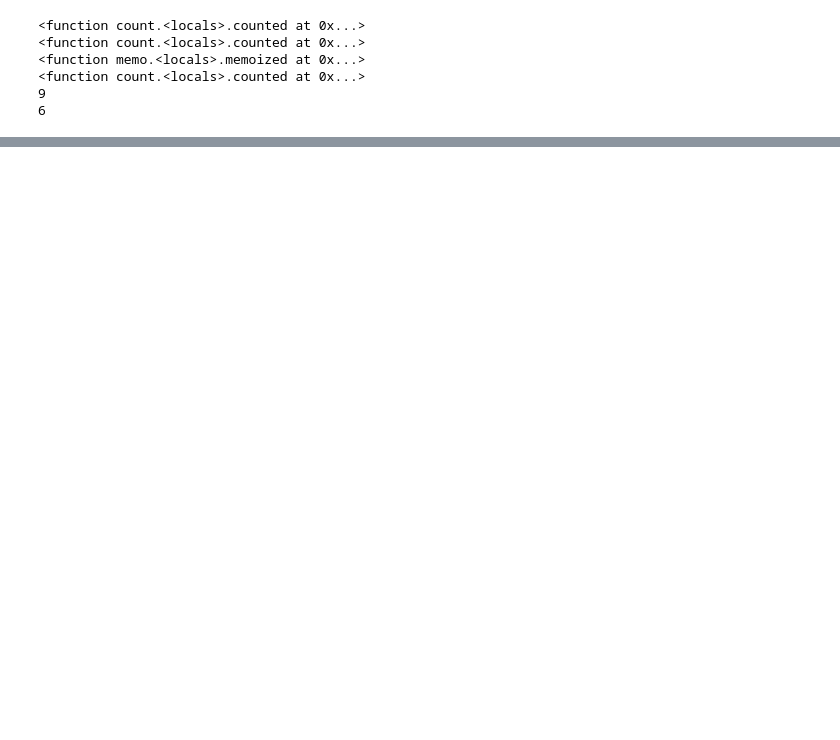
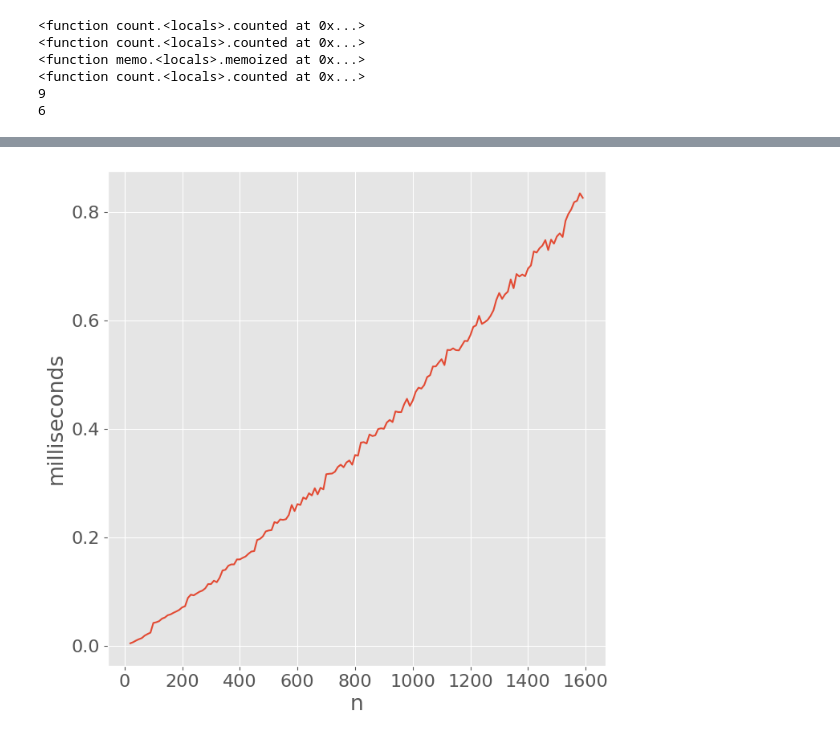
Before and after one commit to Songer66/CS_diy-, a Jupyter notebook: 计算机程序的结构与解释/Lecture_23_Efficiency/code.ipynb, the cells around one changed output, grey strips where cells are left out. Saved outputs shown, nothing was run; the diff lists cells and outputs as text; code cells hidden in the pictures; blank space fills up the shorter version.

```diff
--- a/计算机程序的结构与解释/Lecture_23_Efficiency/code.ipynb
+++ b/计算机程序的结构与解释/Lecture_23_Efficiency/code.ipynb
@@ -39,3 +39,9 @@ print(counted_fib.call_count)# 实际调用了多少次fib函数
 <function count.<locals>.counted at 0x...>
 9
 6
+# %%
+def exp(b, n):
+    if n == 0:
+        return 1
+    else:
+        return b * exp(b, n-1)
@@ -41,0 +55,28 @@ print(counted_fib.call_count)# 实际调用了多少次fib函数
+# %%
+%matplotlib inline
+import matplotlib.pyplot as plt
+plt.style.use('ggplot')
+plt.rc('font', size=16)
+
+from timeit import repeat
+from numpy import median, percentile
+
+def plot_time(name, xs, n=15):
+    f = lambda x : name + '(' + str(x) + ')'
+    g = globals()
+
+    samples = []
+    for _ in range(n):
+        times = lambda x: repeat(f(x), globals=g, number=1, repeat=n)
+        samples.append([median(times(x)) for x in xs])
+    ys = [10e3 * median(sample) for sample in zip(*samples)]
+
+    plt.figure(figsize=(8,8))
+    plt.plot(xs, ys)
+    plt.xlabel('n')
+    plt.ylabel('milliseconds')
+# %%
+exp_2 = lambda n : exp(2,n)
+plot_time('exp_2', range(20,1600,10))
+# %% [output]
+[figure, added]
```
Also changed, not shown: parts of 3 cells of this notebook.
